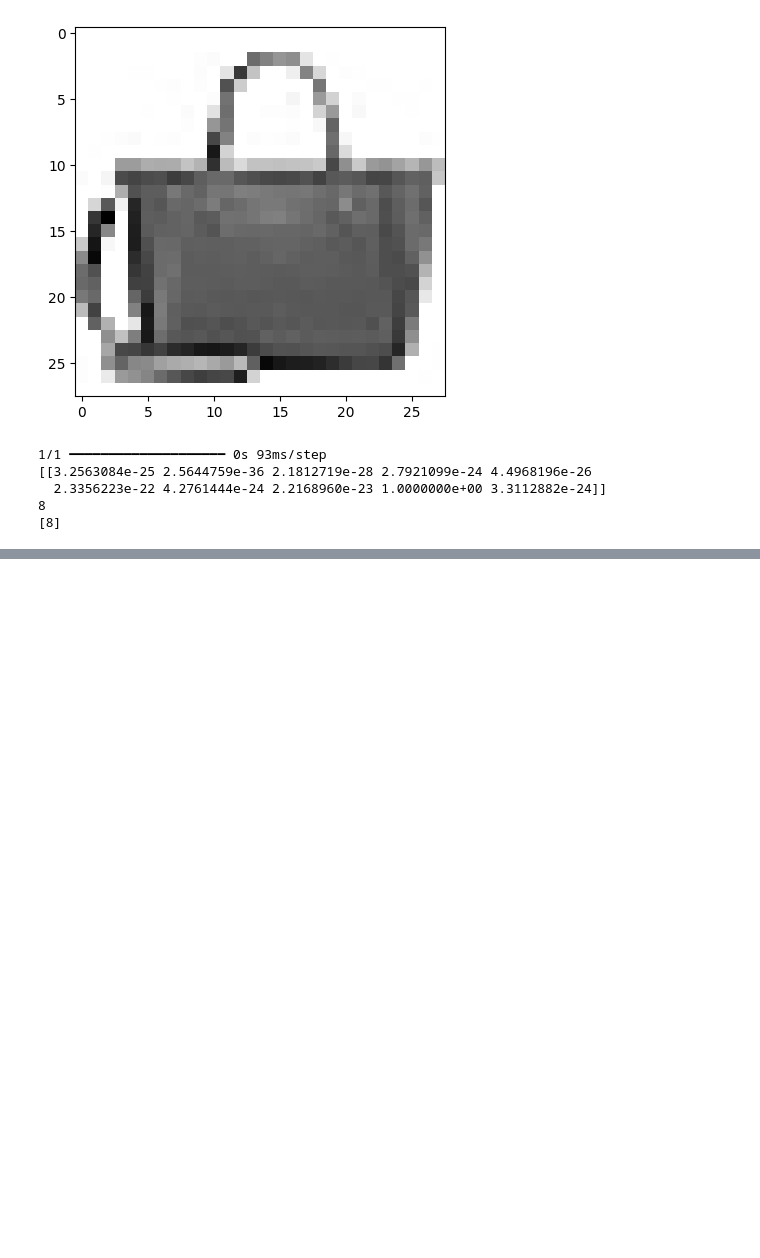
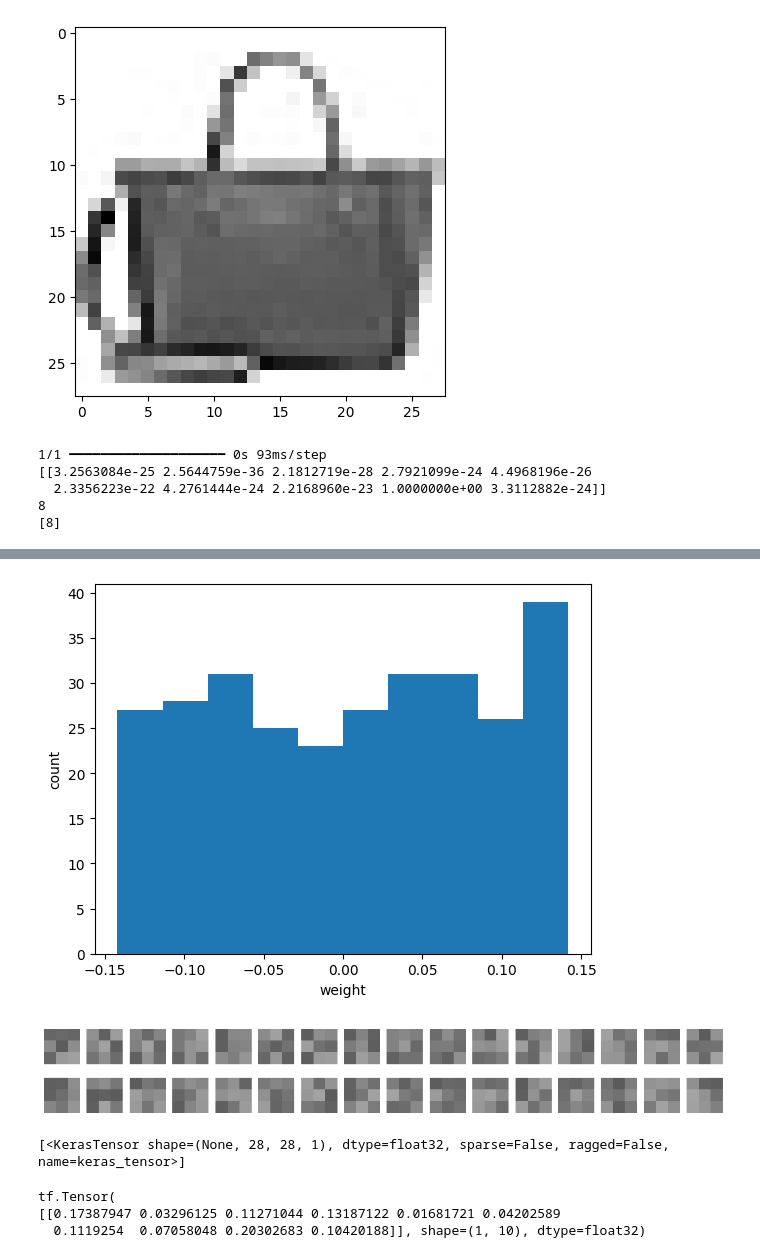
Before and after one commit to qwer1234566666/kuBig2025, a Jupyter notebook: ml_dl_python/a22_convolustion.ipynb, the cells around one changed output, grey strips where cells are left out. Drawn from its saved outputs; the diff is of its cells as text; code cells hidden in the pictures; blank space fills up the shorter version.

```diff
--- a/ml_dl_python/a22_convolustion.ipynb
+++ b/ml_dl_python/a22_convolustion.ipynb
@@ -124,0 +184,3 @@ print(val_target[0:1])
+# %%
+no_training_model = keras.Sequential()
+no_training_model.add(keras.layers.Conv2D(32, kernel_size=3, activation='relu', padding='same', input_shape=(28,28,1)))
@@ -124,0 +195,22 @@ print(val_target[0:1])
+# %%
+plt.hist(no_training_conv_weights.reshape(-1, 1))
+plt.xlabel('weight')
+plt.ylabel('count')
+plt.show()
+# %% [output]
+[figure, added]
+# %%
+fig, axs = plt.subplots(2, 16, figsize=(15, 2))
+
+for i in range(2):
+  for j in range(16):
+    axs[i, j].imshow(no_training_conv_weights[:,:,0,i*16+j], cmap='gray_r', vmin=-0.5, vmax=0.5)
+    axs[i, j].axis('off')
+
+plt.show()
+# %% [output]
+[figure, added]
+# %%
+print(model.inputs)
+# %% [output]
+[<KerasTensor shape=(None, 28, 28, 1), dtype=float32, sparse=False, ragged=False, name=keras_tensor>]
@@ -124,0 +222,13 @@ print(val_target[0:1])
+# %%
+inputs = keras.Input(shape=(784,))
+hidden = dense1(inputs)
+outputs = dense2(hidden)
+
+# inputs = keras.Input(train_input[0])
+hidden = dense1(train_input[0].reshape(-1, 28*28))
+outputs = dense2(hidden)
+print(outputs)
+# %% [output]
+tf.Tensor(
+[[0.17387947 0.03296125 0.11271044 0.13187122 0.01681721 0.04202589
+  0.1119254  0.07058048 0.20302683 0.10420188]], shape=(1, 10), dtype=float32)
```
Also changed, not shown: parts of 13 cells of this notebook, 1 other file.
